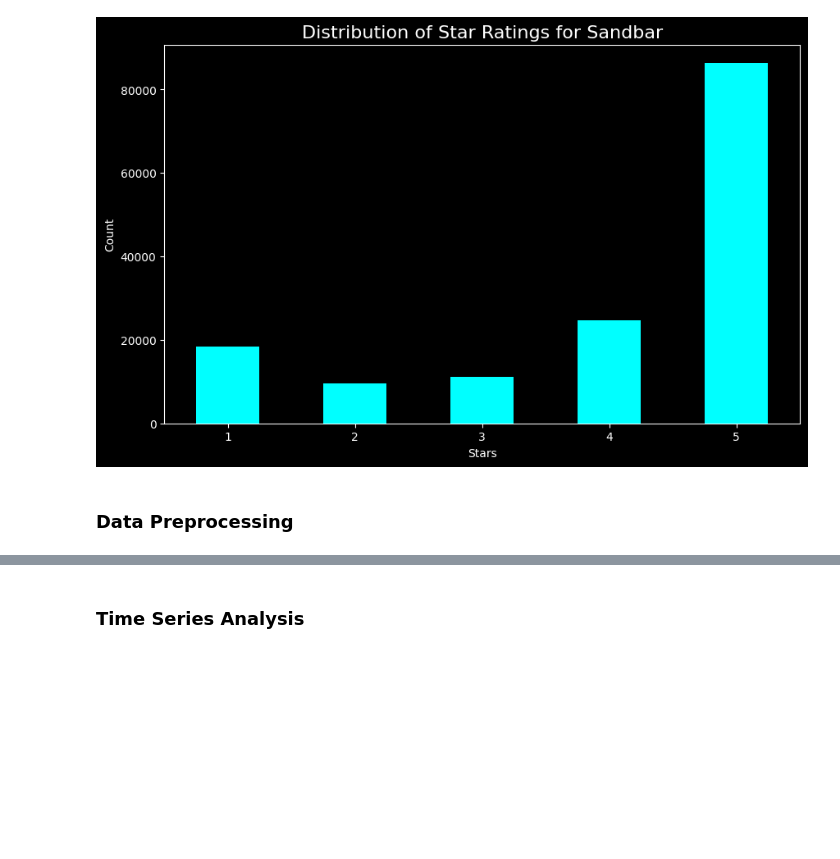
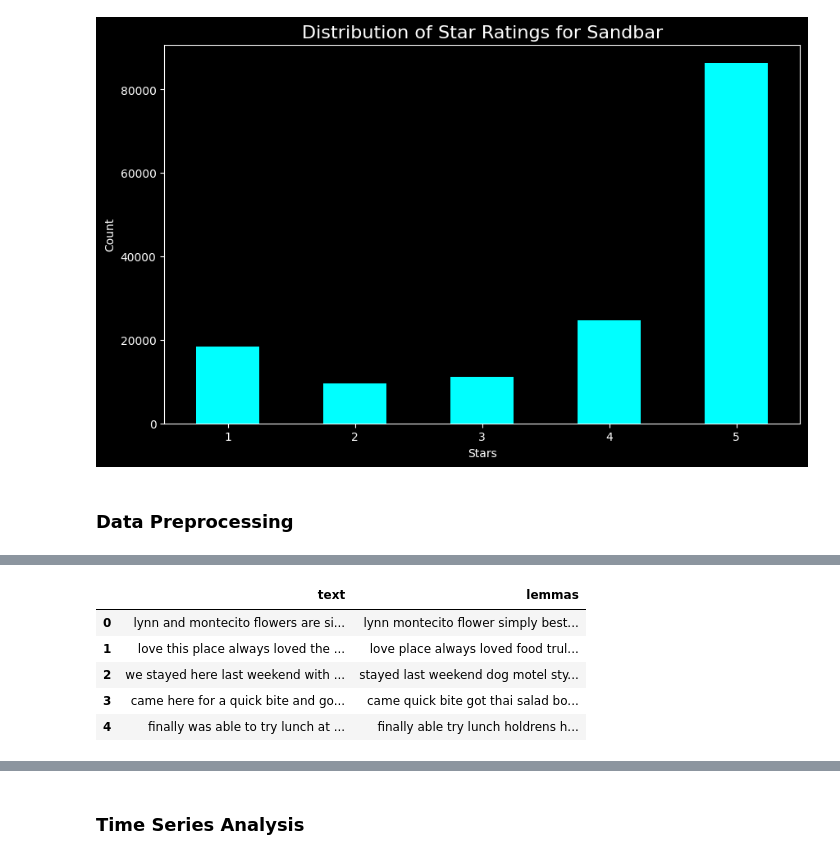
Before and after one commit to erwincarlogonzales/2.4-nlp-deployment, a Jupyter notebook: nlp.ipynb, the cells around one changed output, grey strips where cells are left out. Drawn from its saved outputs; the diff is of its cells as text; code cells hidden in the pictures; blank space fills up the shorter version.

```diff
--- a/nlp.ipynb
+++ b/nlp.ipynb
@@ -134,0 +162,29 @@ df.head()
+# %%
+from nltk.stem import WordNetLemmatizer
+
+# Instantiate the lemmatizer
+lemmatizer = WordNetLemmatizer()
+
+# Preprocess text => lemmas, remove stopwords and join the lemmas
+def preprocess_text_to_lemmas(text):
+
+    # Lemmatize text and filter stopwords
+    lemmas = [
+        lemmatizer.lemmatize(word) for word in word_tokenize(text.lower()) if word not in stop_words
+    ]
+
+    # Join lemmas into string
+    return ' '.join(lemmas)
+
+# Create lemmas column and apply preprocessing
+df['lemmas'] = df['text'].apply(preprocess_text_to_lemmas)
+
+# Check transformation
+df[['text', 'lemmas']].head()
+# %% [output]
+|  | text | lemmas |
+| 0 | lynn and montecito flowers are si... | lynn montecito flower simply best... |
+| 1 | love this place always loved the ... | love place always loved food trul... |
+| 2 | we stayed here last weekend with ... | stayed last weekend dog motel sty... |
+| 3 | came here for a quick bite and go... | came quick bite got thai salad bo... |
+| 4 | finally was able to try lunch at ... | finally able try lunch holdrens h... |
```
Also changed, not shown: parts of 9 cells of this notebook, 1 other file.
